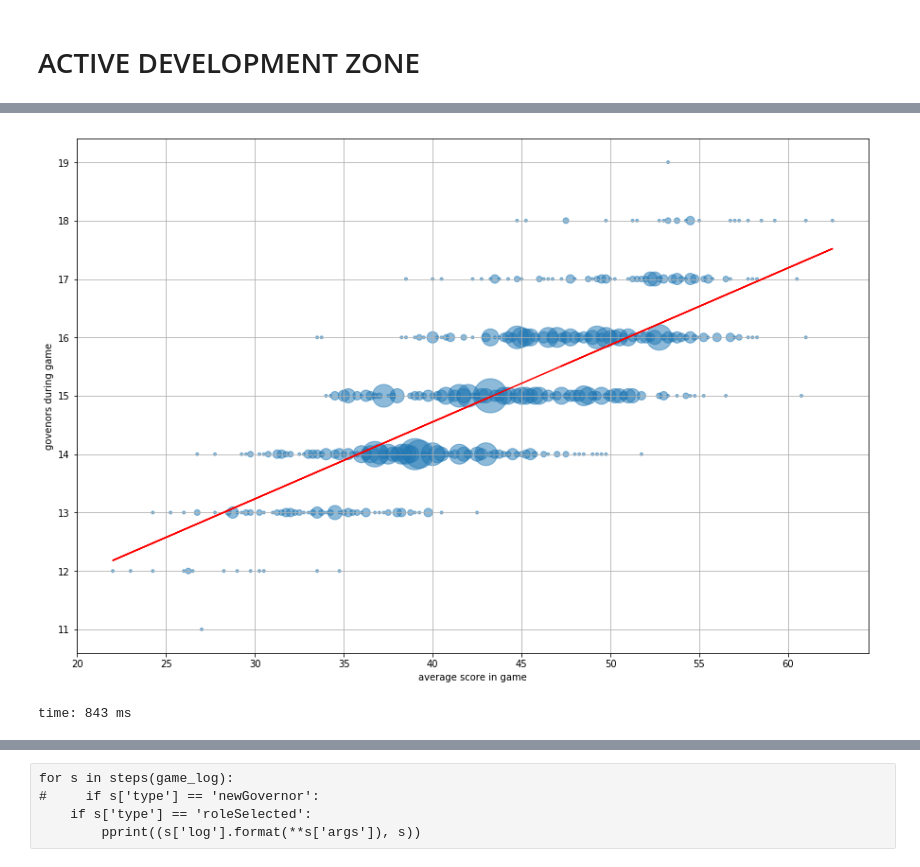
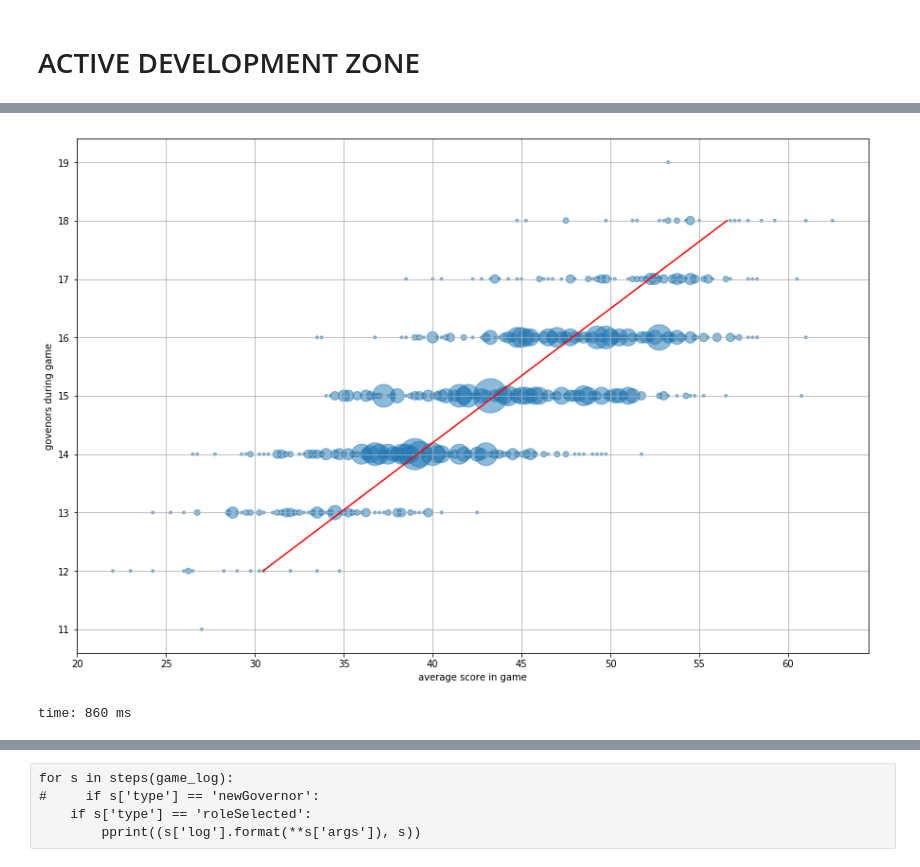
Before and after one commit to xiwix/binder, a Jupyter notebook: bga.puertorico.analyze.ipynb, the cells around one changed output, grey strips where cells are left out. Drawn from its saved outputs; the diff is of its cells as text; code cells hidden in the pictures.

```diff
--- a/bga.puertorico.analyze.ipynb
+++ b/bga.puertorico.analyze.ipynb
@@ -242,18 +258,21 @@ s = [float(s['table']['stats']['2']) for s in stats_cache]
 # %%
 c = collections.Counter(zip(s, g))
 sta_, gov_, sz = zip(*[(k[0], k[1], (3*v)**2) for k,v in c.items()])
+sta_, gov_ = np.array(sta_), np.array(gov_)
 
 fig, ax = plt.subplots()
 ax.scatter(sta_, gov_, s=sz, alpha=.5)
 ax.grid(True)
 ax.set_xlabel('average score in game')
 ax.set_ylabel('govenors during game')
 
+
+ly = np.array([12, 18])
 nps = np.array(s)
-trend = np.polyfit(nps, np.array(g), 1)
-ax.plot(nps, trend[1]+trend[0]*nps, 'r')
+trend = np.polyfit(np.array(g), nps, 1)
+ax.plot(trend[0]*ly + trend[1], ly, 'r')
 
 plt.show()
 # %% [output]
-[figure, old version]
+[figure, new version]
-time: 843 ms
+time: 860 ms
```
Also changed, not shown: parts of 15 cells of this notebook.
